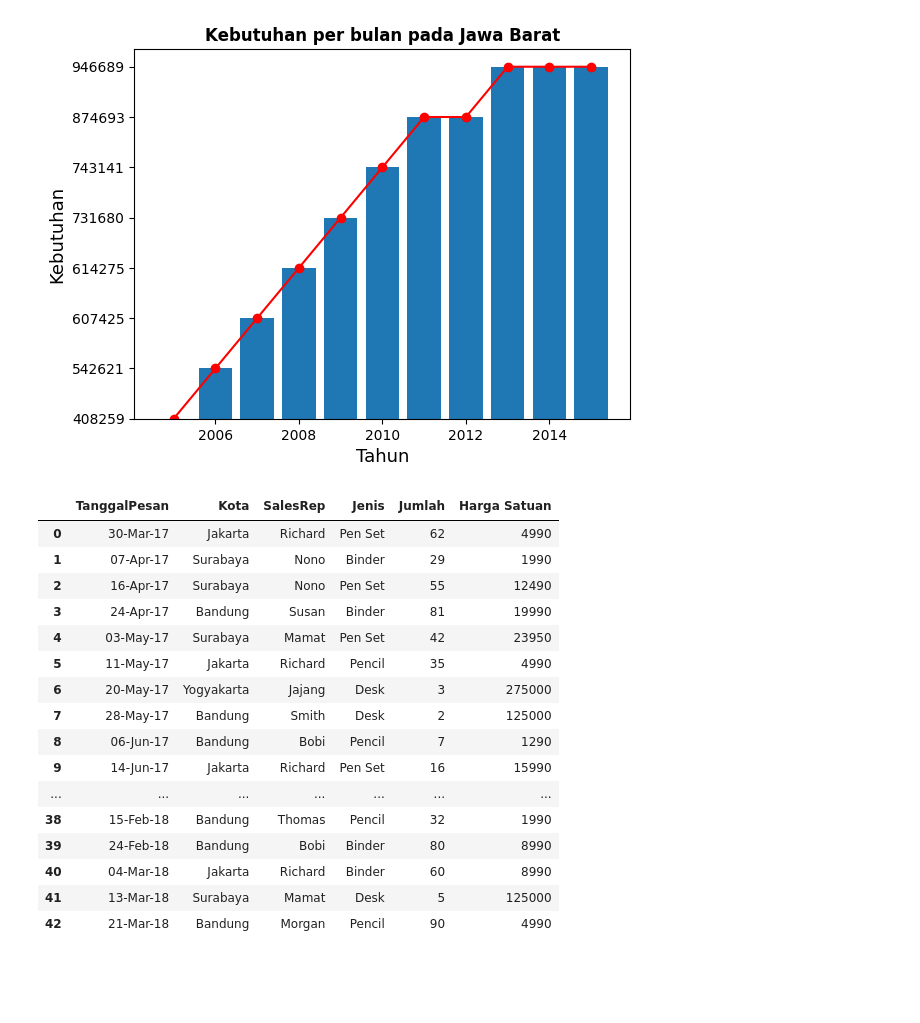
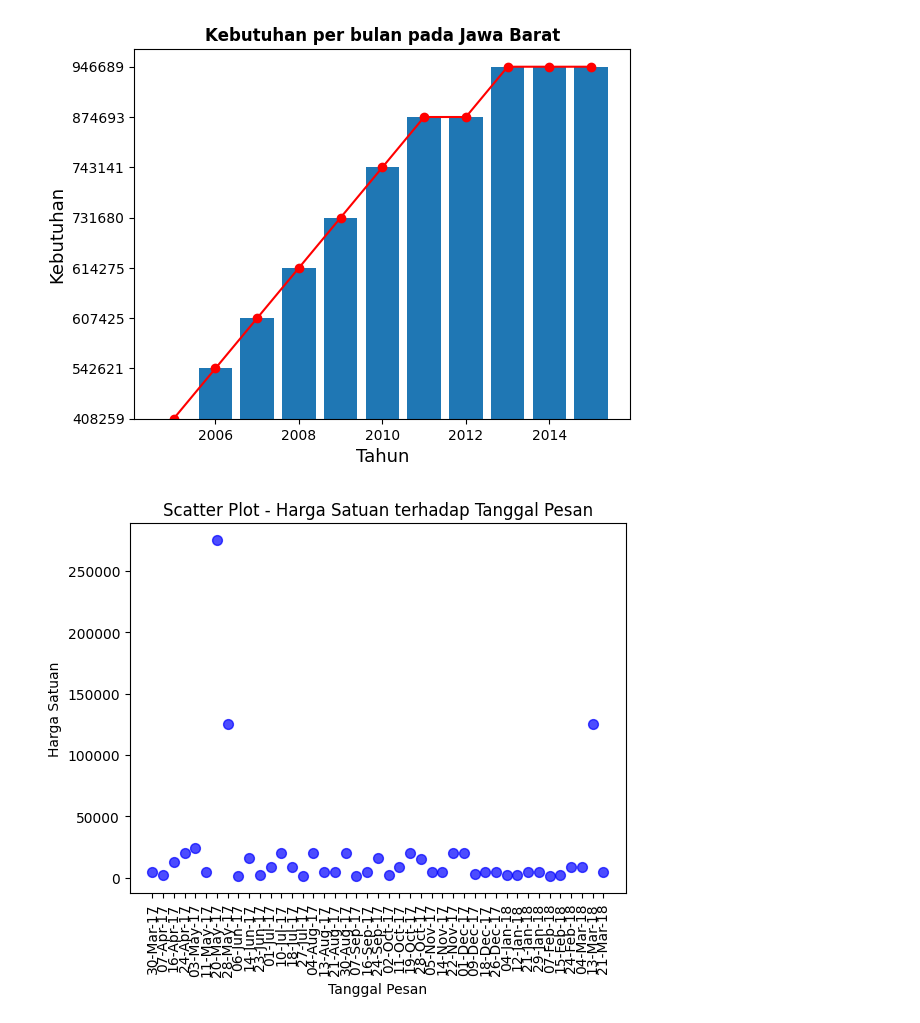
Before and after one commit to a22000025/Aen-rynaldi, a Jupyter notebook: UAS_AenRYnaldiKurnia.ipynb, the cells around one changed output. Saved outputs shown, nothing was run; the diff lists cells and outputs as text; code cells hidden in the pictures; blank space fills up the shorter version.

```diff
--- a/UAS_AenRYnaldiKurnia.ipynb
+++ b/UAS_AenRYnaldiKurnia.ipynb
@@ -74,26 +74,27 @@ plt.title('Kebutuhan per bulan pada Jawa Barat', fontweight ="bold",)
 plt.show()
 # %% [output]
 [figure]
-# %%
-
-# Mengambil data dari resource
-df = pd.read_csv('/SupplyKantor.csv')
-df
-# %% [output]
-|  | TanggalPesan | Kota | SalesRep | Jenis | Jumlah | Harga Satuan |
-| 0 | 30-Mar-17 | Jakarta | Richard | Pen Set | 62 | 4990 |
-| 1 | 07-Apr-17 | Surabaya | Nono | Binder | 29 | 1990 |
-| 2 | 16-Apr-17 | Surabaya | Nono | Pen Set | 55 | 12490 |
-| 3 | 24-Apr-17 | Bandung | Susan | Binder | 81 | 19990 |
-| 4 | 03-May-17 | Surabaya | Mamat | Pen Set | 42 | 23950 |
-| 5 | 11-May-17 | Jakarta | Richard | Pencil | 35 | 4990 |
-| 6 | 20-May-17 | Yogyakarta | Jajang | Desk | 3 | 275000 |
-| 7 | 28-May-17 | Bandung | Smith | Desk | 2 | 125000 |
-| 8 | 06-Jun-17 | Bandung | Bobi | Pencil | 7 | 1290 |
-| 9 | 14-Jun-17 | Jakarta | Richard | Pen Set | 16 | 15990 |
-| ... | ... | ... | ... | ... | ... | ... |
-| 38 | 15-Feb-18 | Bandung | Thomas | Pencil | 32 | 1990 |
-| 39 | 24-Feb-18 | Bandung | Bobi | Binder | 80 | 8990 |
-| 40 | 04-Mar-18 | Jakarta | Richard | Binder | 60 | 8990 |
-| 41 | 13-Mar-18 | Surabaya | Mamat | Desk | 5 | 125000 |
-| 42 | 21-Mar-18 | Bandung | Morgan | Pencil | 90 | 4990 |
+# %%
+import pandas as pd
+import matplotlib.pyplot as plt
+
+data = pd.read_csv('/content/SupplyKantor.csv')
+
+data_tgl = data['TanggalPesan']
+data_kota = data['Kota']
+data_sales = data['SalesRep']
+data_jenis = data['Jenis']
+data_jum = data['Jumlah']
+data_harga = data['Harga Satuan']
+
+plt.scatter(data_tgl, data_harga, s=50, c='blue', alpha=0.7)
+
+plt.title('Scatter Plot - Harga Satuan terhadap Tanggal Pesan')
+plt.xlabel('Tanggal Pesan')
+plt.ylabel('Harga Satuan')
+
+plt.xticks(rotation=90)
+
+plt.show()
+# %% [output]
+[figure, added]
```
Also changed, not shown: parts of 1 cell of this notebook.
